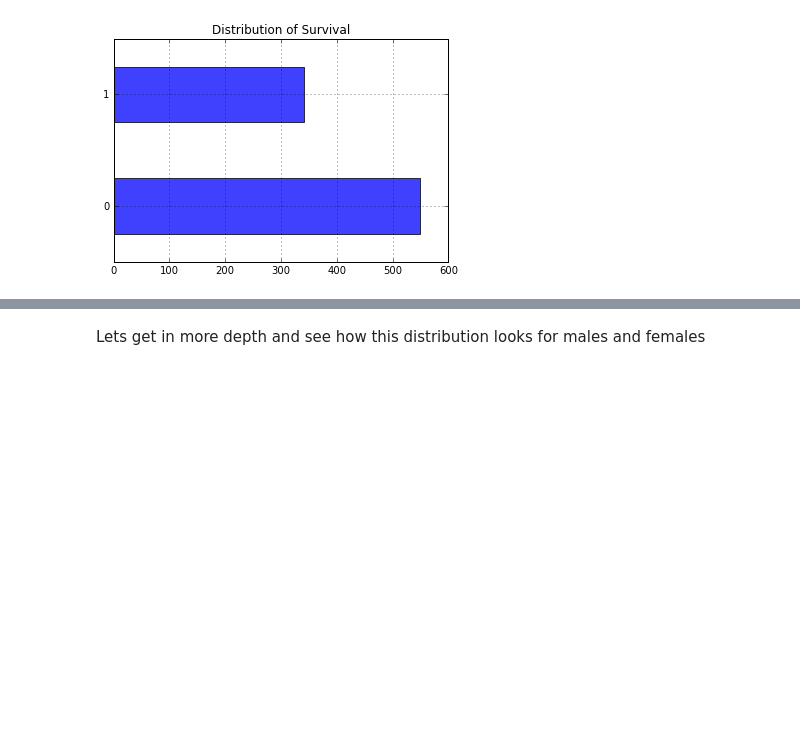
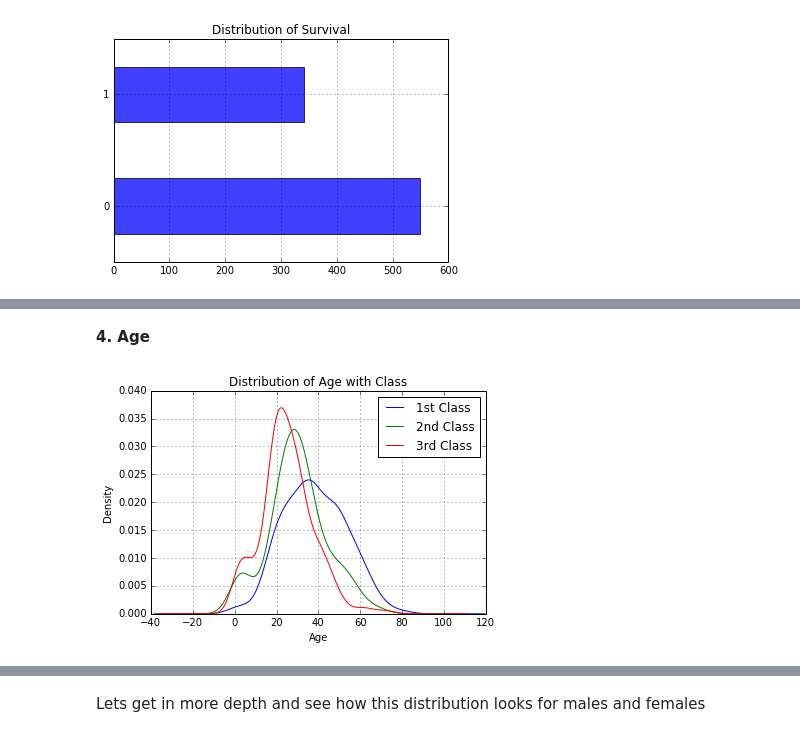
Before and after one commit to pkgandhi/Titanic-Dataset, a Jupyter notebook: Data Analysis for Titanic Dataset.ipynb, the cells around one changed output, grey strips where cells are left out. Cells and saved outputs as stored; diff of their text form; code cells hidden in the pictures; blank space fills up the shorter version.

```diff
--- a/Data Analysis for Titanic Dataset.ipynb
+++ b/Data Analysis for Titanic Dataset.ipynb
@@ -327,0 +355,12 @@ plt.grid(b=True)
+# %% [markdown]
+**4. Age**
+# %%
+titanic_df.Age[titanic_df.Pclass == 1].plot(kind='kde')
+titanic_df.Age[titanic_df.Pclass == 2].plot(kind='kde')
+titanic_df.Age[titanic_df.Pclass == 3].plot(kind='kde')
+plt.title("Distribution of Age with Class")
+plt.xlabel("Age")
+plt.legend(('1st Class', '2nd Class','3rd Class'),loc='best')
+plt.grid(b=True)
+# %% [output]
+[figure, added]
```
Also changed, not shown: parts of 25 cells of this notebook.
